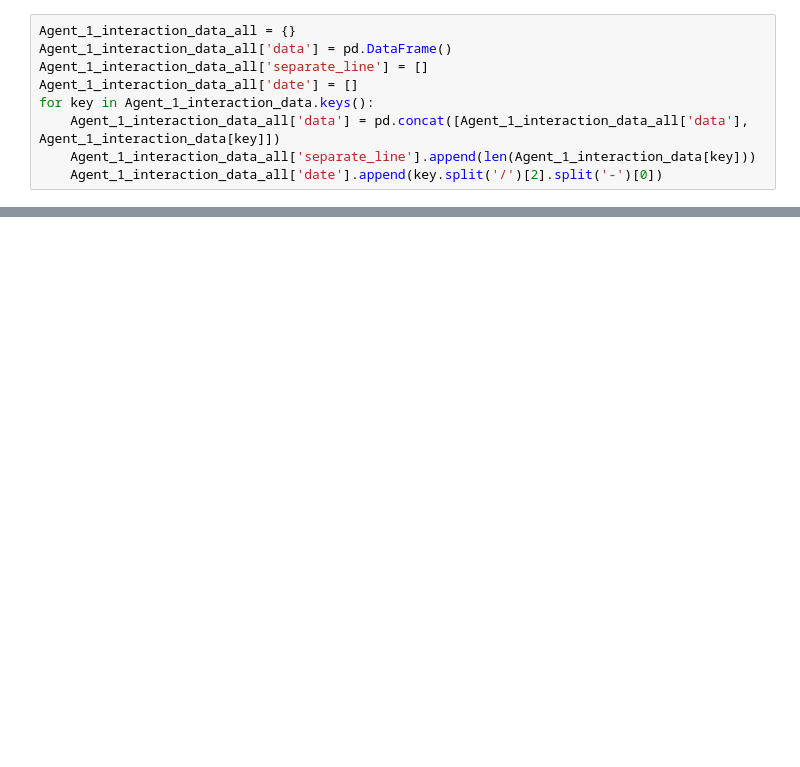
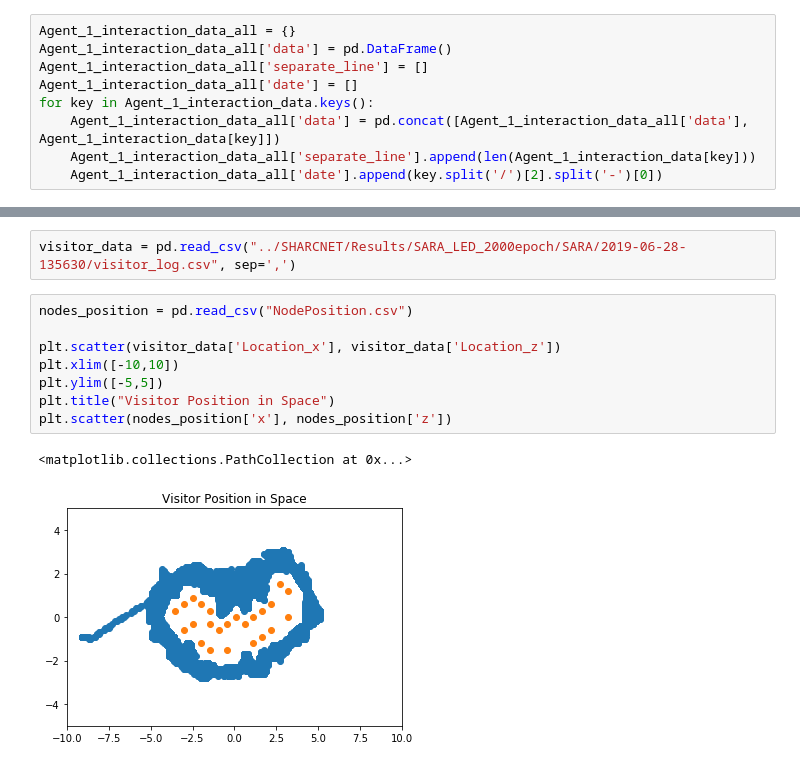
Before and after one commit to daiweiLin/unity_simulator, a Jupyter notebook: notebook/SARA_simulation_analysis.ipynb, the cells around one changed output, grey strips where cells are left out. Cells and saved outputs as stored; diff of their text form; blank space fills up the shorter version.

```diff
--- a/notebook/SARA_simulation_analysis.ipynb
+++ b/notebook/SARA_simulation_analysis.ipynb
@@ -97,0 +124,13 @@ RangeIndex(start=0, stop=109671, step=1)
+# %%
+visitor_data = pd.read_csv("../SHARCNET/Results/SARA_LED_2000epoch/SARA/2019-06-28-135630/visitor_log.csv", sep=',')
+# %%
+nodes_position = pd.read_csv("NodePosition.csv")
+
+plt.scatter(visitor_data['Location_x'], visitor_data['Location_z'])
+plt.xlim([-10,10])
+plt.ylim([-5,5])
+plt.title("Visitor Position in Space")
+plt.scatter(nodes_position['x'], nodes_position['z'])
+# %% [output]
+<matplotlib.collections.PathCollection at 0x...>
+[figure, added]
```
Also changed, not shown: parts of 13 cells of this notebook, 30 other files.
